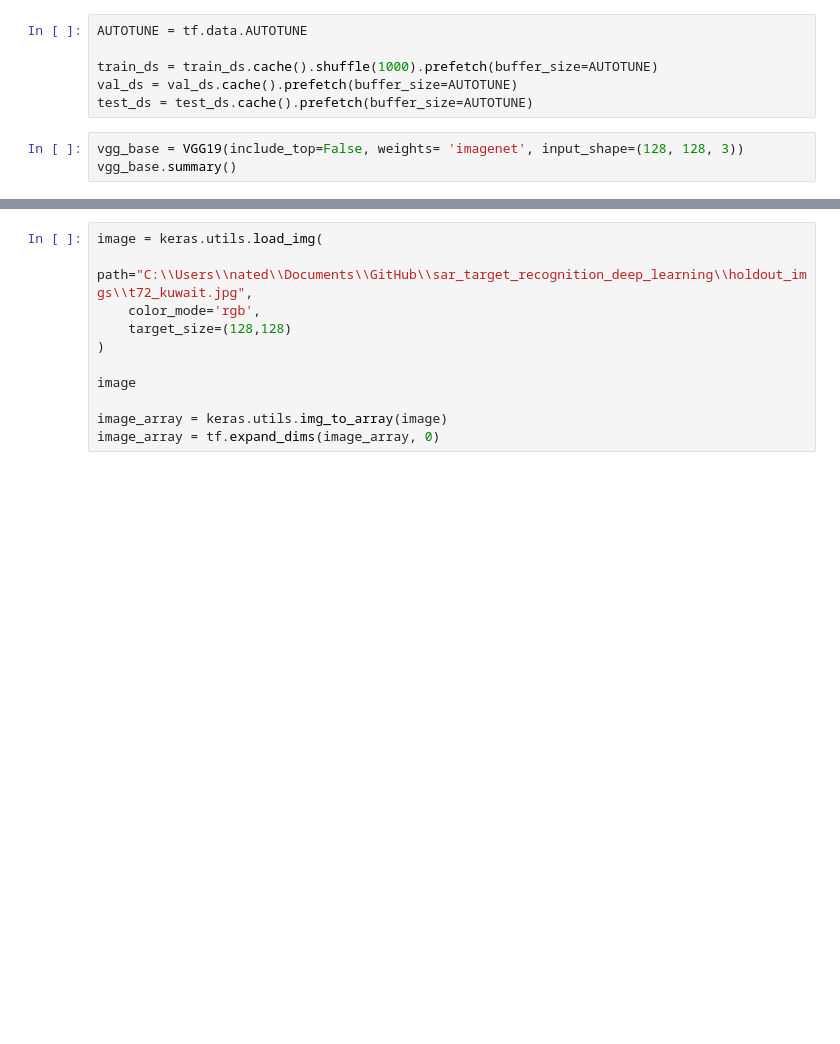
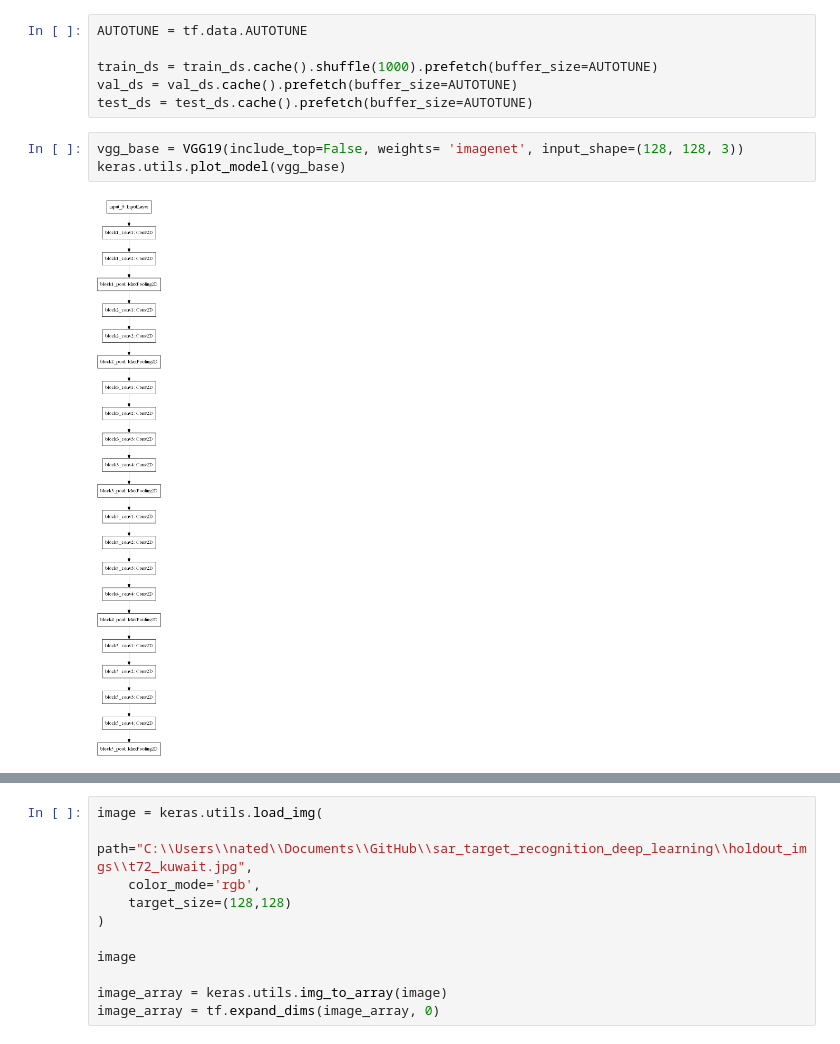
Before and after one commit to VinceDiR/sar_target_recognition_deep_learning, a Jupyter notebook: script.ipynb, the cells around one changed output, grey strips where cells are left out. Cells and saved outputs as stored; diff of their text form; blank space fills up the shorter version.

```diff
--- a/script.ipynb
+++ b/script.ipynb
@@ -372,7 +618,9 @@ val_ds = val_ds.cache().prefetch(buffer_size=AUTOTUNE)
 test_ds = test_ds.cache().prefetch(buffer_size=AUTOTUNE)
 # %%
 vgg_base = VGG19(include_top=False, weights= 'imagenet', input_shape=(128, 128, 3))
-vgg_base.summary()
+keras.utils.plot_model(vgg_base)
+# %% [output]
+[figure, added]
 # %%
 vgg_model = keras.models.Sequential()
 vgg_model.add(Input(shape=image_size + (3,)))
```
Also changed, not shown: parts of 51 cells of this notebook, 12 other files.
